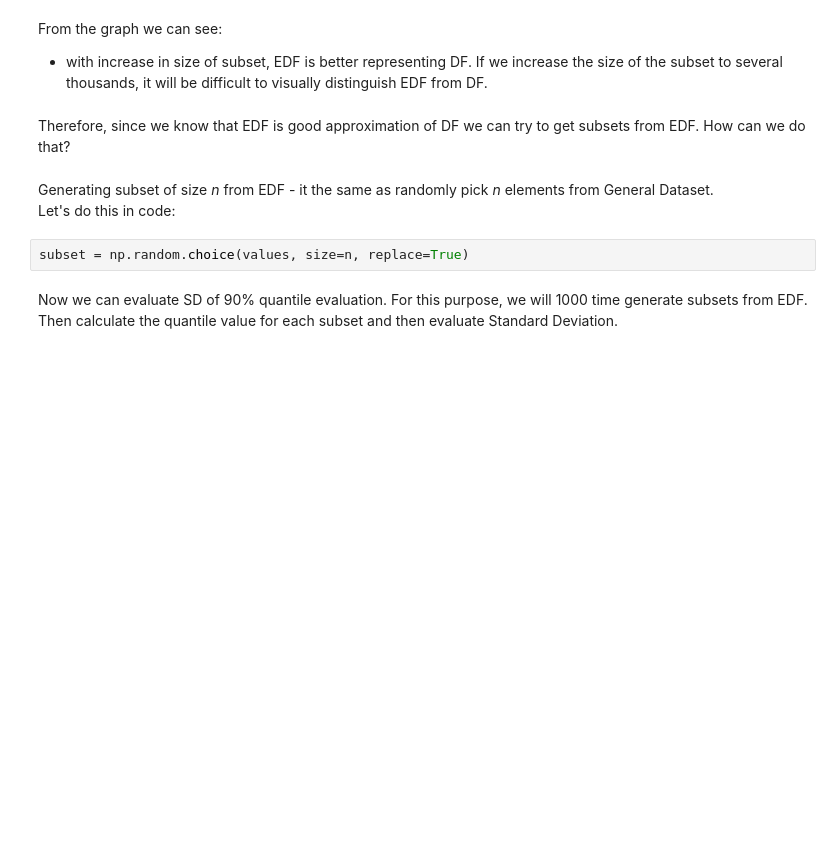
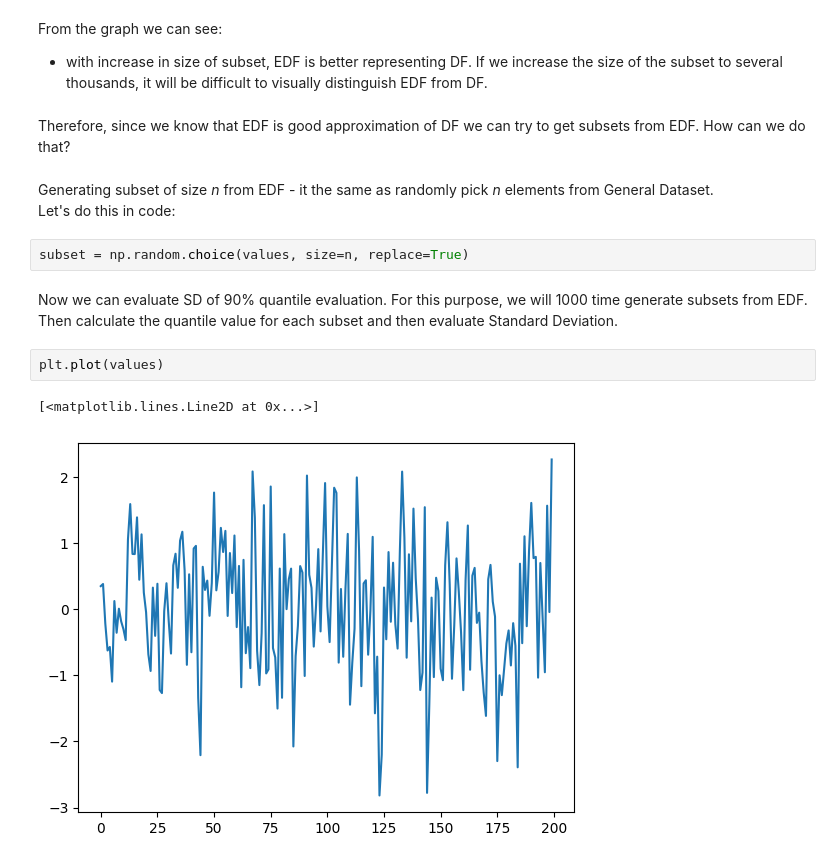
Before and after one commit to aleksei-balabukha-idf/ML_Simulator, a Jupyter notebook: 3_Middle/Churn_rate_2/Bootstrap_theory.ipynb, the cells around one changed output. Cells and saved outputs as stored; diff of their text form; blank space fills up the shorter version.

```diff
--- a/3_Middle/Churn_rate_2/Bootstrap_theory.ipynb
+++ b/3_Middle/Churn_rate_2/Bootstrap_theory.ipynb
@@ -145,3 +147,8 @@ Let's do this in code:
 subset = np.random.choice(values, size=n, replace=True)
 # %% [markdown]
 Now we can evaluate SD of 90% quantile evaluation. For this purpose, we will 1000 time generate subsets from EDF. Then calculate the quantile value for each subset and then evaluate Standard Deviation.
+# %%
+plt.plot(values)
+# %% [output]
+[<matplotlib.lines.Line2D at 0x...>]
+[figure, added]
```
Also changed, not shown: parts of 4 cells of this notebook.
